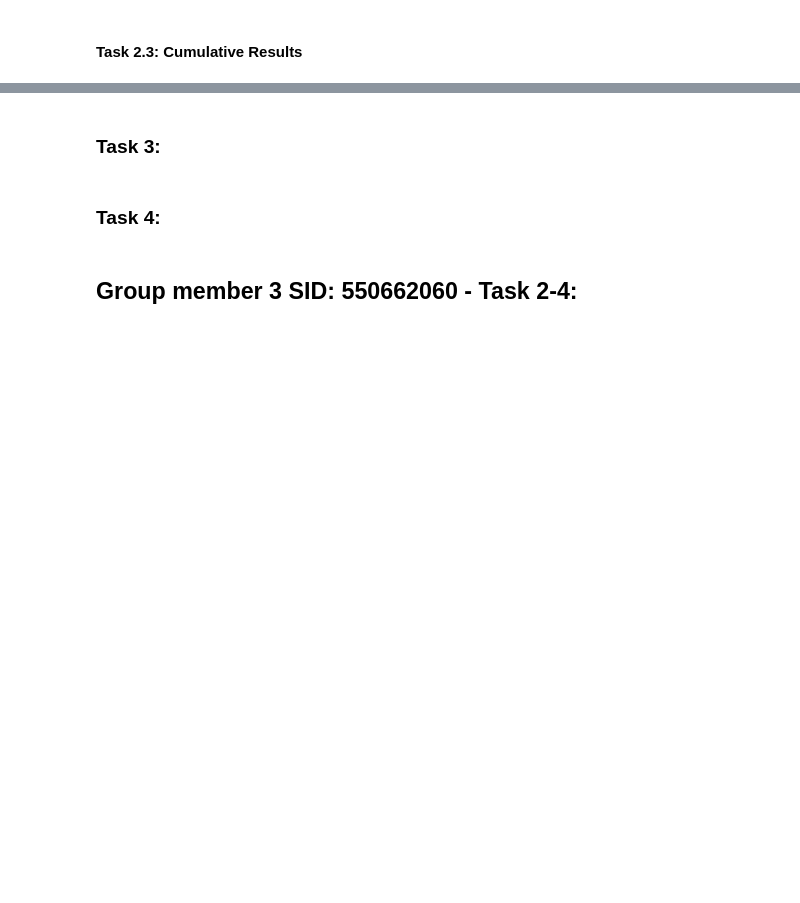
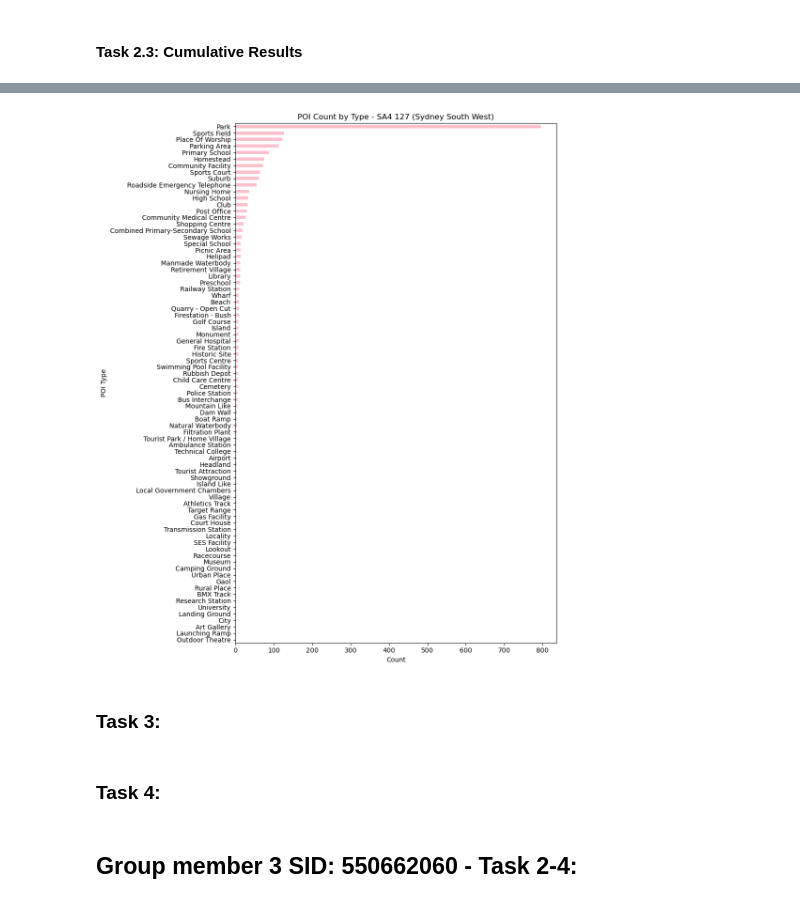
Before and after one commit to Rven66/DATA2001-Assignment_1, a Jupyter notebook: DATA2001-Assignment_1.ipynb, the cells around one changed output, grey strips where cells are left out. Saved outputs shown, nothing was run; the diff lists cells and outputs as text; code cells hidden in the pictures; blank space fills up the shorter version.

```diff
--- a/DATA2001-Assignment_1.ipynb
+++ b/DATA2001-Assignment_1.ipynb
@@ -1579,0 +1543,21 @@ Rows to insert: 2082
+# %%
+load_dotenv() #reads the .env file where my password is saved
+
+
+try:
+    engine = create_engine(
+        f"postgresql+psycopg2://{os.getenv('DB_USER')}:{os.getenv('DB_PASSWORD')}@localhost:5432/{os.getenv('DB_NAME')}"
+    )
+    df_to_insert.to_sql(
+        "poi_sa4_127",
+        engine,
+        if_exists="replace",
+        index=False
+    )
+
+    with engine.connect() as conn:
+        n = conn.execute(text("SELECT COUNT (*) FROM poi_sa4_127")).scalar()
+        print(f"Successfully ingested {n} rows into table 'poi_sa4_127'")
+
+except Exception as e:
+    print(f"PostgresSQL ingestion failed: {e}")
@@ -1580,3 +1566,28 @@ Rows to insert: 2082
+# %%
+#sanity check - poi type breakdown
+try:
+    df_check = pd.read_sql("""
+        SELECT poitype, COUNT(*) as count
+        FROM poi_sa4_127
+        GROUP BY poitype
+        ORDER BY count DESC
+    """, engine)
+
+    df_check.plot.barh(
+        x="poitype", y="count", legend=False,
+        figsize=(10, 12), color="pink"
+    )
+    plt.title("POI Count by Type - SA4 127 (Sydney South West)")
+    plt.xlabel("Count")
+    plt.ylabel("POI Type")
+    plt.gca().invert_yaxis()
+    plt.tight_layout()
+    plt.show()
+
+except Exception as e:
+    print(f"Could not read back from DB: {e}")
+# %% [output]
+[figure, added]
 # %% [markdown]
 ### Task 3:
 # %% [markdown]
```
Also changed, not shown: parts of 13 cells of this notebook.
